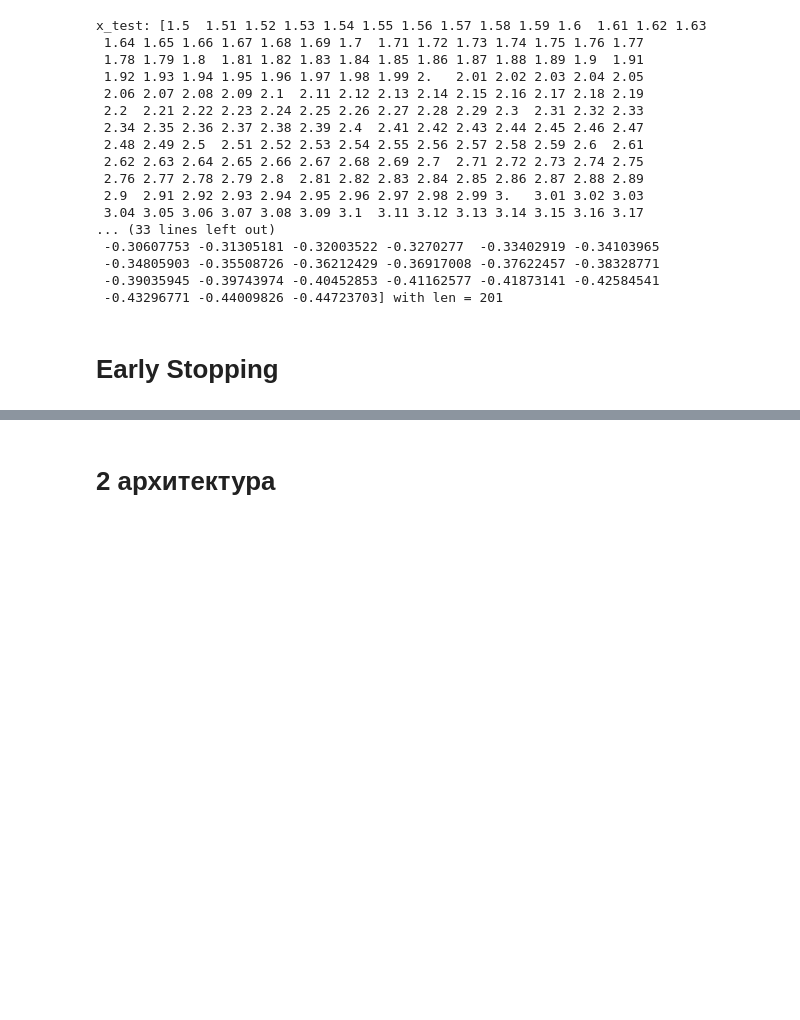
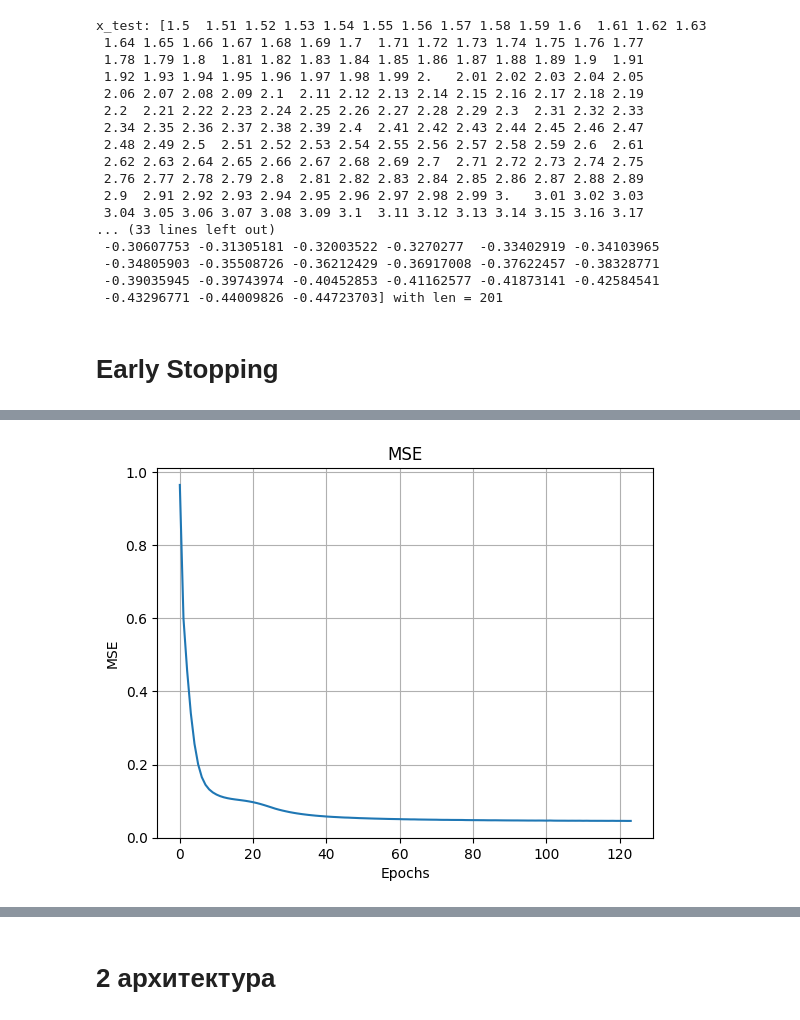
Before and after one commit to um4ru-ch4n/magistracy, a Jupyter notebook: actual/lab5/main.ipynb, the cells around one changed output, grey strips where cells are left out. Saved outputs shown, nothing was run; the diff lists cells and outputs as text; code cells hidden in the pictures; blank space fills up the shorter version.

```diff
--- a/actual/lab5/main.ipynb
+++ b/actual/lab5/main.ipynb
@@ -116,0 +98,8 @@ callbacks = [
+# %%
+model = Sequential(
+    [
+        Dense(8, activation="relu", input_shape=(1,), name="hidden_dense_1"),
+        Dense(1, activation='linear', name="output"),
+    ]
+)
+model.compile(loss='mse', optimizer='adam', metrics=['mse'])
@@ -116,0 +121,3 @@ callbacks = [
+# %%
+%%time
+history = model.fit(x_train, y_train, epochs=EPOCHS, callbacks=callbacks)
@@ -116,0 +159,12 @@ callbacks = [
+# %%
+plt.plot(history.history['loss'])
+plt.grid(True)
+
+plt.xlabel('Epochs')
+plt.ylabel('MSE')
+
+plt.title('MSE')
+
+plt.show()
+# %% [output]
+[figure, added]
```
Also changed, not shown: parts of 24 cells of this notebook, 27 other files.
